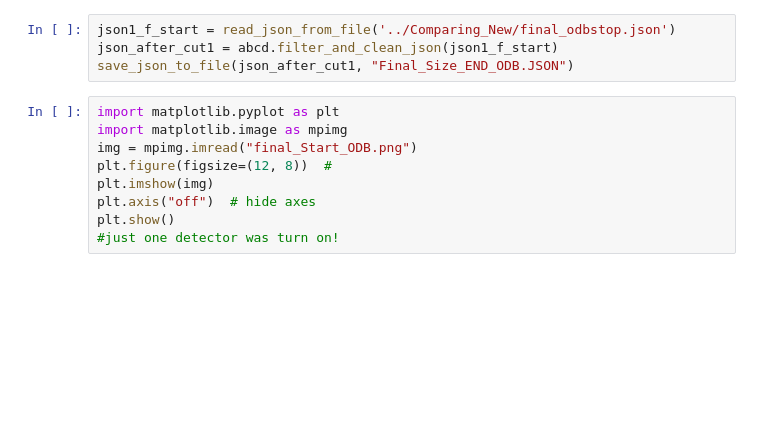
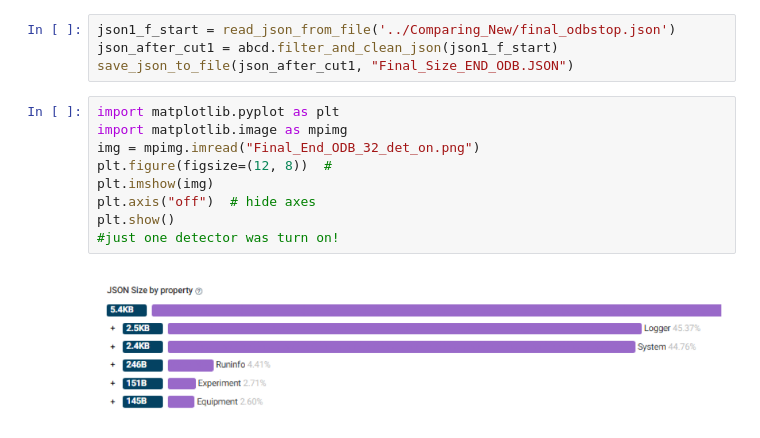
Before and after one commit to pibion/ODB_snippet, a Jupyter notebook: Final_Check/Final_updated/Final_notebook.ipynb, the cells around one changed output. Drawn from its saved outputs; the diff is of its cells as text; blank space fills up the shorter version.

```diff
--- a/Final_Check/Final_updated/Final_notebook.ipynb
+++ b/Final_Check/Final_updated/Final_notebook.ipynb
@@ -28,9 +55,11 @@ save_json_to_file(json_after_cut1, "Final_Size_END_ODB.JSON")
 # %%
 import matplotlib.pyplot as plt
 import matplotlib.image as mpimg
-img = mpimg.imread("final_Start_ODB.png")
+img = mpimg.imread("Final_End_ODB_32_det_on.png")
 plt.figure(figsize=(12, 8))  #
 plt.imshow(img)
 plt.axis("off")  # hide axes
 plt.show()
 #just one detector was turn on!
+# %% [output]
+[figure, added]
```
Also changed, not shown: parts of 7 cells of this notebook, 3 other files.
